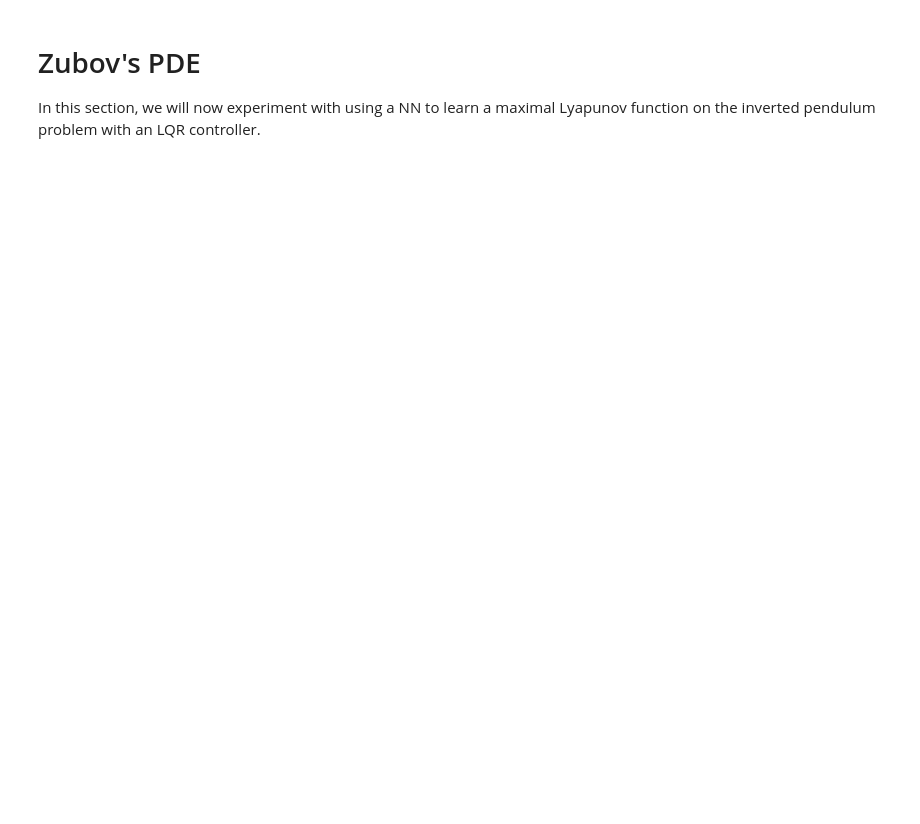
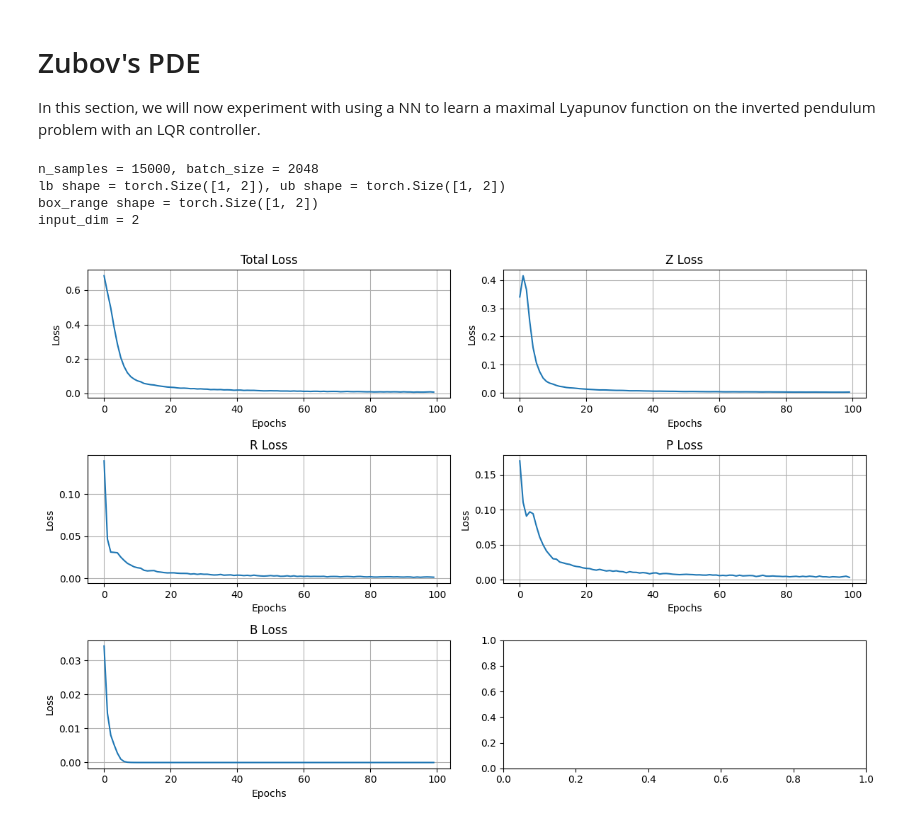
Before and after one commit to jorgejc2/ISS_Lyapunov_Stable_NN_Controllers, a Jupyter notebook: SimpleExamples/inverted_pendulum_plots/inverted_pendulum.ipynb, the cells around one changed output. Drawn from its saved outputs; the diff is of its cells as text; code cells hidden in the pictures; blank space fills up the shorter version.

Commit message:
first implementation of NN Zubov's PDE

```diff
--- a/SimpleExamples/inverted_pendulum_plots/inverted_pendulum.ipynb
+++ b/SimpleExamples/inverted_pendulum_plots/inverted_pendulum.ipynb
@@ -418,0 +474,17 @@ from SimpleExamples.zubov.dataset import *
+# %%
+# initialize the training dataset
+batch_size = 2048
+dataset_args = {
+    "n_samples": 15_000,
+    "batch_size": batch_size,
+    "lb": zubov_args["lb"],
+    "ub": zubov_args["ub"],
+    "alpha": zubov_args["alpha"],
+}
+zubov_dataset = SampleDataset(**dataset_args)
+train_loader = DataLoader(zubov_dataset, batch_size=1, shuffle=True, drop_last=False)
+# %% [output]
+n_samples = 15000, batch_size = 2048
+lb shape = torch.Size([1, 2]), ub shape = torch.Size([1, 2])
+box_range shape = torch.Size([1, 2])
+input_dim = 2
@@ -418,0 +538,22 @@ from SimpleExamples.zubov.dataset import *
+# %%
+# plot the losses
+figsize = (12, 8)
+grid_shape = (3, 2)
+fig = plt.figure(figsize=figsize)
+gs = GridSpec(*grid_shape, figure=fig)
+axs = []
+for row, col in np.argwhere(np.ones(grid_shape)):
+    ax = fig.add_subplot(gs[row, col])
+    axs.append(ax)
+plot_titles = ["Total Loss", "Z Loss", "R Loss", "P Loss", "B Loss"]
+for ax, t, l in zip(axs, plot_titles, (all_epoch_loss, all_loss_z, all_loss_r, all_loss_p, all_loss_b)):
+    ax.plot(l)
+    ax.grid(True)
+    ax.set_title(t)
+    ax.set_xlabel("Epochs")
+    ax.set_ylabel("Loss")
+
+plt.tight_layout()
+plt.show()
+# %% [output]
+[figure, added]
```
Also changed, not shown: parts of 14 cells of this notebook, 3 other files.
